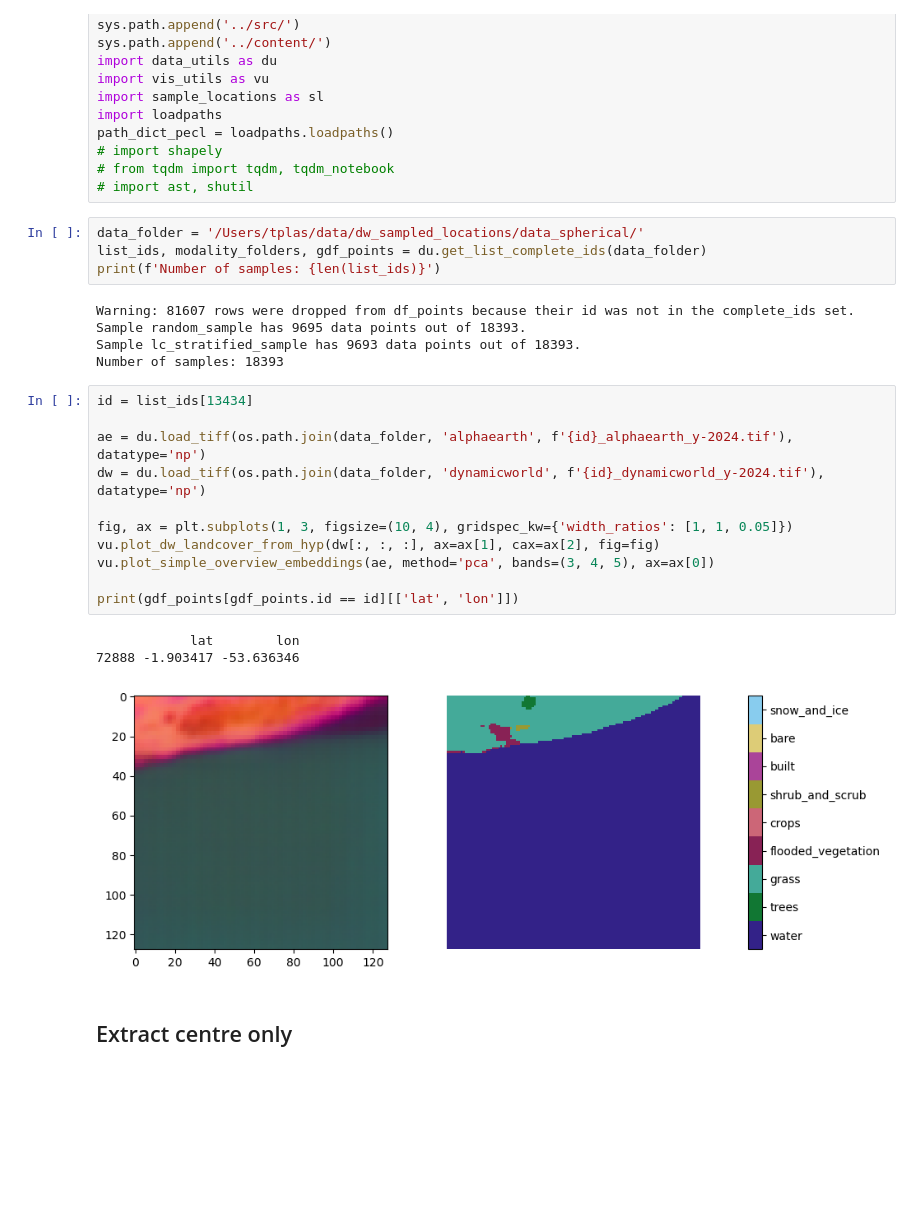
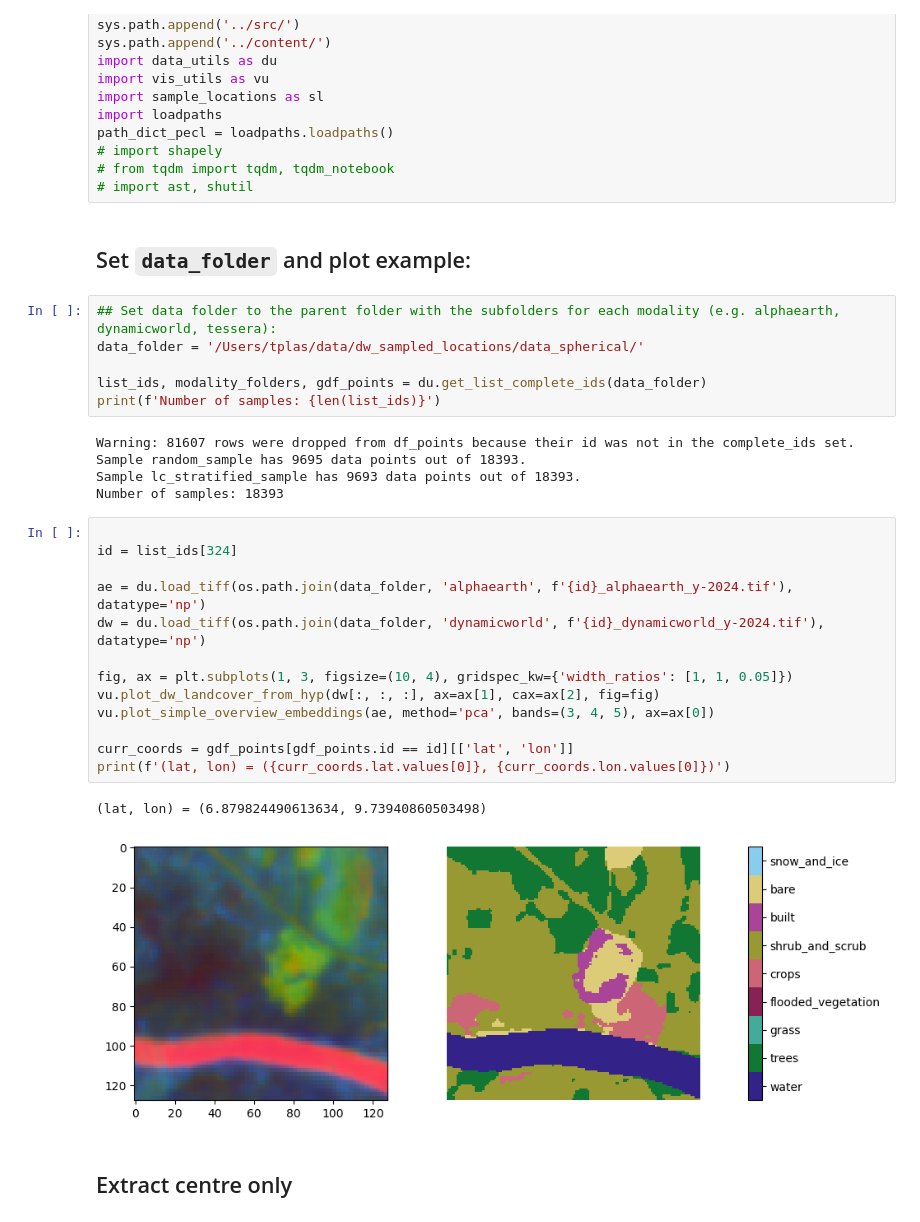
Before and after one commit to WUR-AI/interpret_earth_embeddings, a Jupyter notebook: notebooks/Extract random points from image.ipynb, the cells around one changed output. Saved outputs shown, nothing was run; the diff lists cells and outputs as text; blank space fills up the shorter version.

```diff
--- a/notebooks/Extract random points from image.ipynb
+++ b/notebooks/Extract random points from image.ipynb
@@ -26,8 +26,12 @@ path_dict_pecl = loadpaths.loadpaths()
 # import shapely
 # from tqdm import tqdm, tqdm_notebook
 # import ast, shutil
+# %% [markdown]
+## Set `data_folder` and plot example:
 # %%
+## Set data folder to the parent folder with the subfolders for each modality (e.g. alphaearth, dynamicworld, tessera):
 data_folder = '/Users/tplas/data/dw_sampled_locations/data_spherical/'
+
 list_ids, modality_folders, gdf_points = du.get_list_complete_ids(data_folder)
 print(f'Number of samples: {len(list_ids)}')
 # %% [output]
@@ -36,19 +40,20 @@ Sample random_sample has 9695 data points out of 18393.
 Sample lc_stratified_sample has 9693 data points out of 18393.
 Number of samples: 18393
 # %%
-id = list_ids[13434]
+
+id = list_ids[324]
 
 ae = du.load_tiff(os.path.join(data_folder, 'alphaearth', f'{id}_alphaearth_y-2024.tif'), datatype='np')
 dw = du.load_tiff(os.path.join(data_folder, 'dynamicworld', f'{id}_dynamicworld_y-2024.tif'), datatype='np')
 
 fig, ax = plt.subplots(1, 3, figsize=(10, 4), gridspec_kw={'width_ratios': [1, 1, 0.05]})
 vu.plot_dw_landcover_from_hyp(dw[:, :, :], ax=ax[1], cax=ax[2], fig=fig)
 vu.plot_simple_overview_embeddings(ae, method='pca', bands=(3, 4, 5), ax=ax[0])
 
-print(gdf_points[gdf_points.id == id][['lat', 'lon']])
+curr_coords = gdf_points[gdf_points.id == id][['lat', 'lon']]
+print(f'(lat, lon) = ({curr_coords.lat.values[0]}, {curr_coords.lon.values[0]})')
 # %% [output]
-            lat        lon
-72888 -1.903417 -53.636346
+(lat, lon) = (6.879824490613634, 9.73940860503498)
-[figure, old version]
+[figure, new version]
 # %% [markdown]
 ## Extract centre only
```
Also changed, not shown: parts of 8 cells of this notebook, 2 other files.
